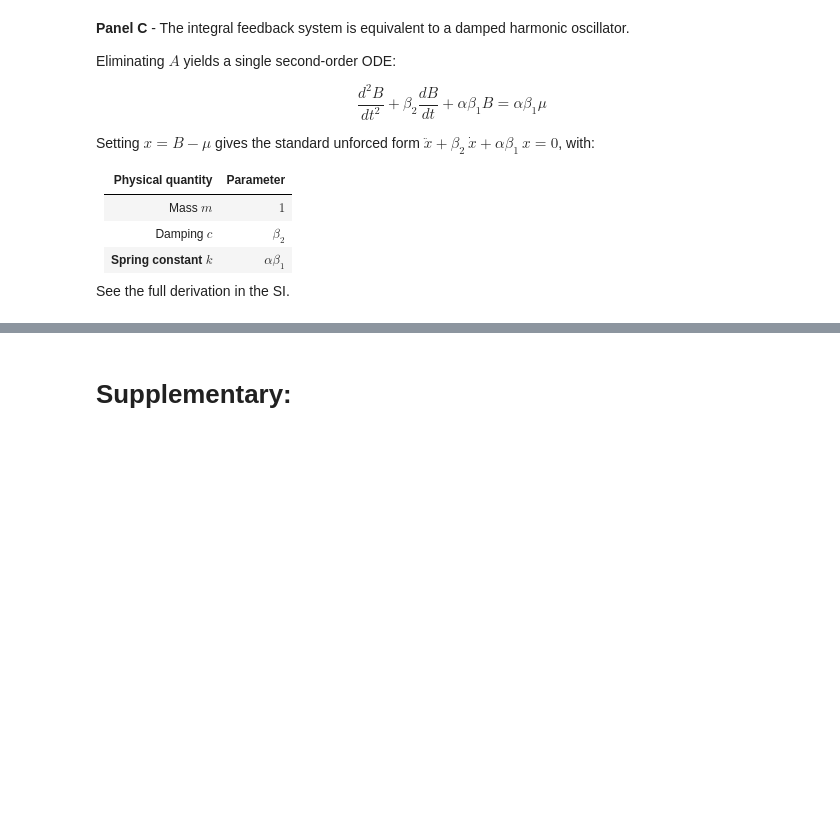
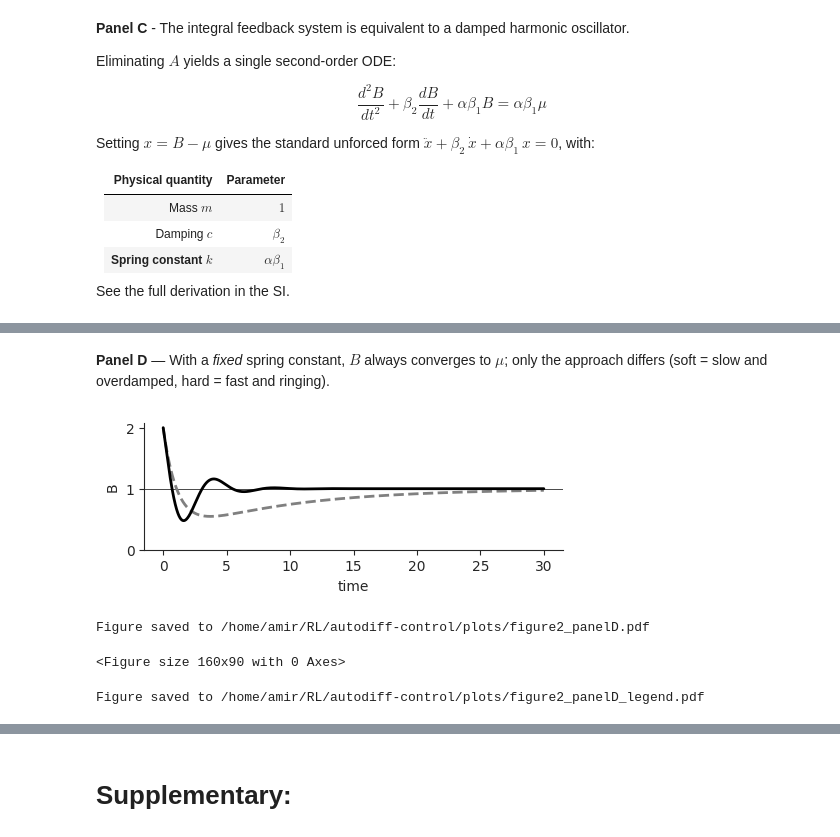
Before and after one commit to Liamir/autodiff-control, a Jupyter notebook: notebooks/figure2.ipynb, the cells around one changed output, grey strips where cells are left out. Drawn from its saved outputs; the diff is of its cells as text; code cells hidden in the pictures; blank space fills up the shorter version.

```diff
--- a/notebooks/figure2.ipynb
+++ b/notebooks/figure2.ipynb
@@ -362,0 +454,69 @@ See the full derivation in the SI.
+# %% [markdown]
+**Panel D** — With a *fixed* spring constant, $B$ always converges to $\mu$;
+only the approach differs (soft = slow and overdamped, hard = fast and ringing).
+# %%
+# Panel: Fixed spring constants — 4 variants converge to setpoint
+# Use a longer time horizon so even the softest spring fully converges.
+# T_springs is local and does NOT affect T or any other panel's data.
+T_springs = 30.0
+t_springs = np.linspace(0, T_springs, 4000)
+
+p = PANEL_D
+springs = [
+    ('very_soft', p['beta1_very_soft'], 'grey'),
+    ('very_hard', p['beta1_very_hard'], "black"),
+]
+
+# Store results for reuse in composite figure
+data_springs = {'t': t_springs, 'curves': []}
+for i, (name, beta1, color) in enumerate(springs):
+    sol = solve_ivp(
+        lambda t_, y, b=beta1: minimal_rhs(y, p['alpha'], b, p['beta2'], p['c1'], p['c2']).tolist(),
+        [0, T_springs], panel_d_x0(p, beta1), dense_output=True, max_step=0.1)
+    k = p['alpha'] * beta1
+    data_springs['curves'].append((name, k, color, sol.sol(t_springs)[1]))
+
+fig, ax_B = plt.subplots(1, 1, figsize=(5, 2))
+
+ax = ax_B
+
+for name, k, color, B in data_springs['curves']:
+
+    if name == 'very_soft':
+        ax_B.plot(t_springs, B, lw=2.0, color=color, linestyle='--',
+              label='soft spring')
+
+    elif name == 'very_hard':
+        ax_B.plot(t_springs, B, lw=2.0, color=color,
+              label='hard spring')
+
+
+
+ax_B.axhline(mu, color='black', ls='-', lw=0.5, zorder=-1, label='$\\mu$')
+sns.despine(ax=ax)
+ax.set_ylabel(r'B')
+ax.set_xlabel(r'time')
+ax.set_ylim(bottom=0)
+
+
+plt.tight_layout()
+
+# fig.savefig('figure2_panelD_springs.pdf', bbox_inches='tight')
+plt.show()
+
+save_fig(fig, 'figure2_panelD.pdf')
+
+# Legend as its own figure, so it can be placed beside the panel without
+# eating axis space (same idea as the spring key for panel E). Handles are
+# taken from the panel's axis, so the key cannot drift from the plot.
+handles, labels = ax_B.get_legend_handles_labels()
+fig_leg = plt.figure(figsize=(1.6, 0.9))
+fig_leg.legend(handles, labels, frameon=False, loc='center', fontsize=11)
+plt.show()
+
+save_fig(fig_leg, 'figure2_panelD_legend.pdf')
+# %% [output]
+[figure, added]
+Figure saved to /home/amir/RL/autodiff-control/plots/figure2_panelD.pdf
+<Figure size 160x90 with 0 Axes>
+Figure saved to /home/amir/RL/autodiff-control/plots/figure2_panelD_legend.pdf
```
Also changed, not shown: parts of 35 cells of this notebook, 18 other files.
